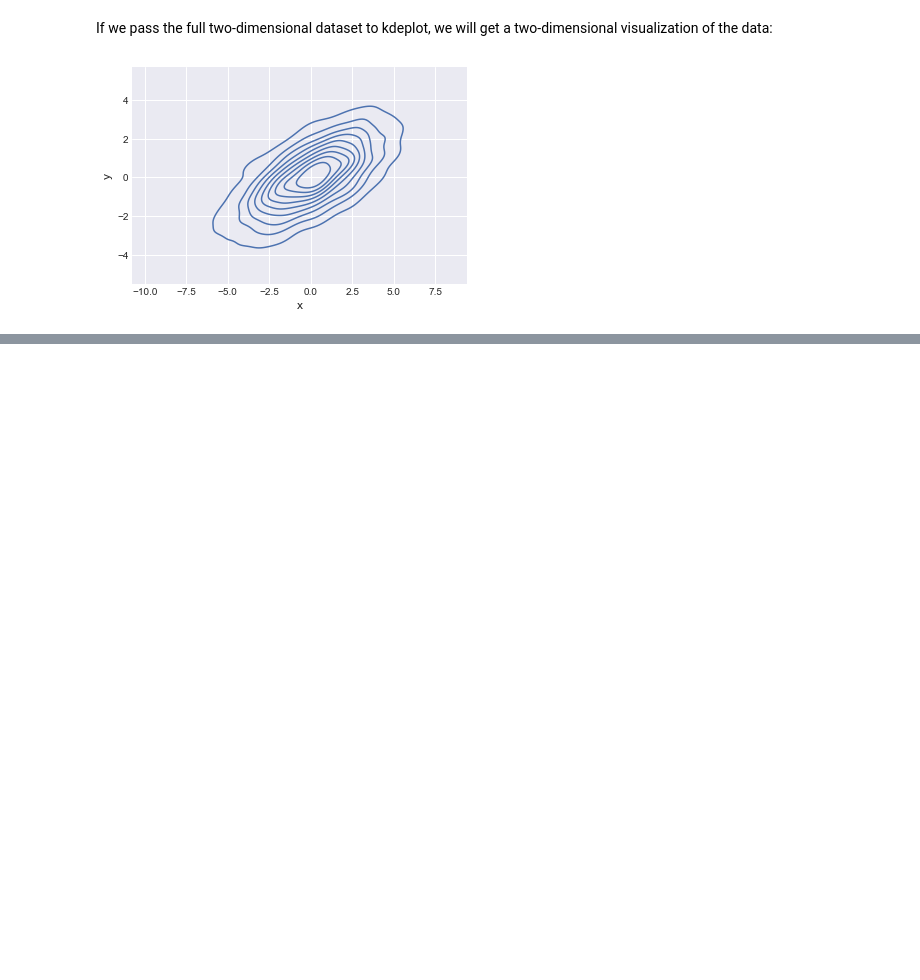
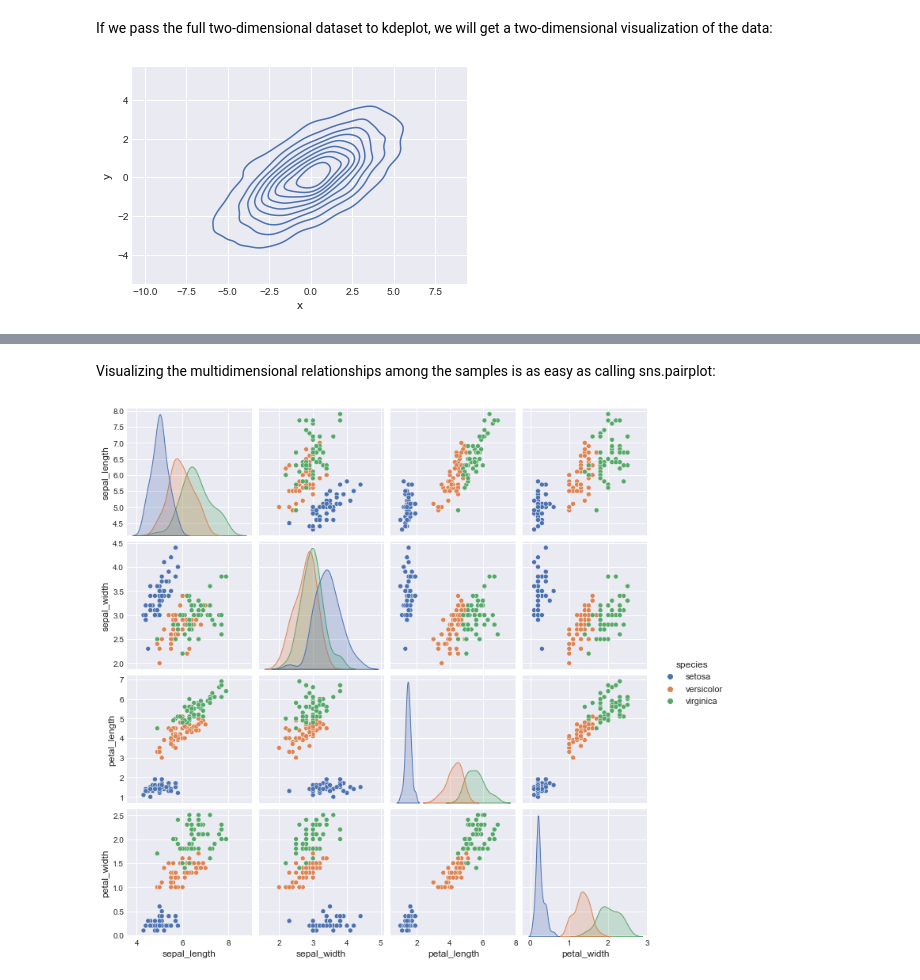
Before and after one commit to jackyhuynh/Data_Visualization_using_Python_Seaborn, a Jupyter notebook: Untitled.ipynb, the cells around one changed output, grey strips where cells are left out. Saved outputs shown, nothing was run; the diff lists cells and outputs as text; code cells hidden in the pictures; blank space fills up the shorter version.

```diff
--- a/Untitled.ipynb
+++ b/Untitled.ipynb
@@ -401,0 +414,6 @@ sns.kdeplot(data=data,x='x',y='y');
+# %% [markdown]
+Visualizing the multidimensional relationships among the samples is as easy as calling sns.pairplot:
+# %%
+sns.pairplot(iris, hue='species', size=2.5);
+# %% [output]
+[figure, added]
```
Also changed, not shown: parts of 6 cells of this notebook.
